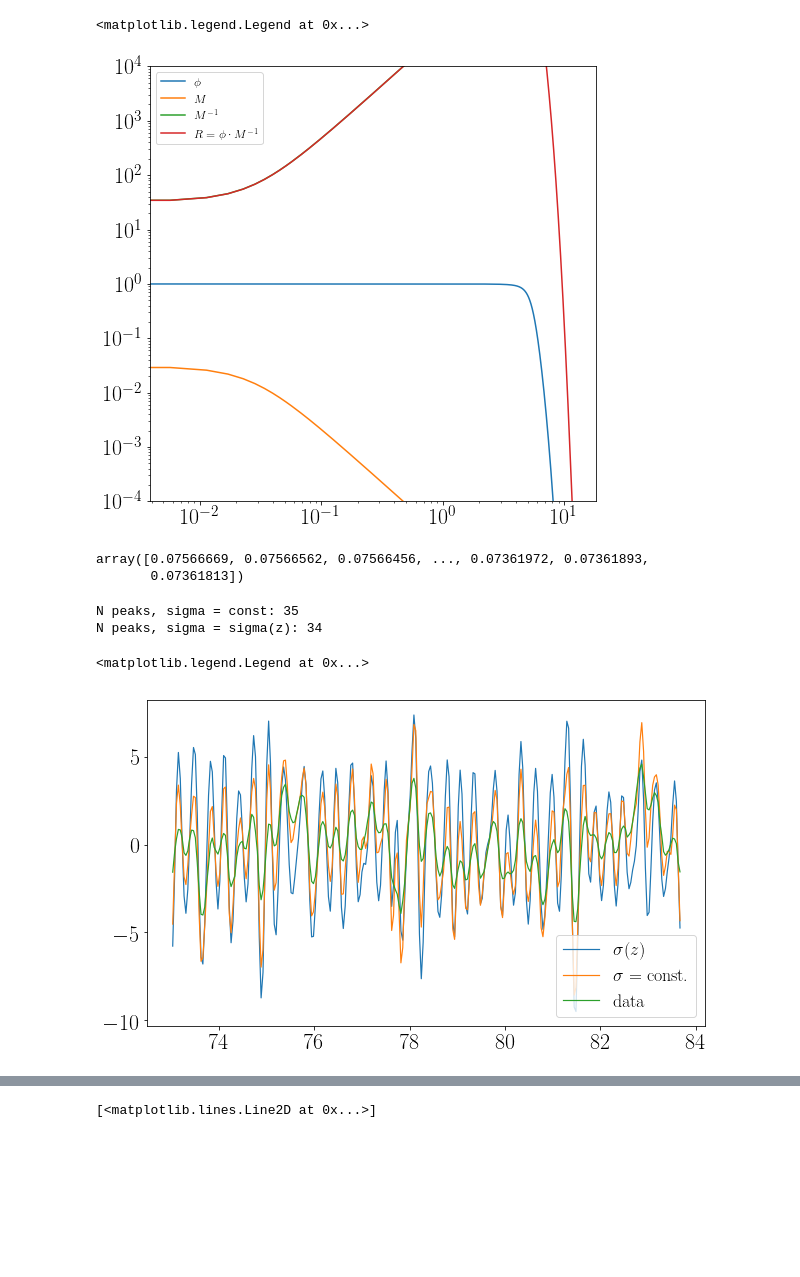
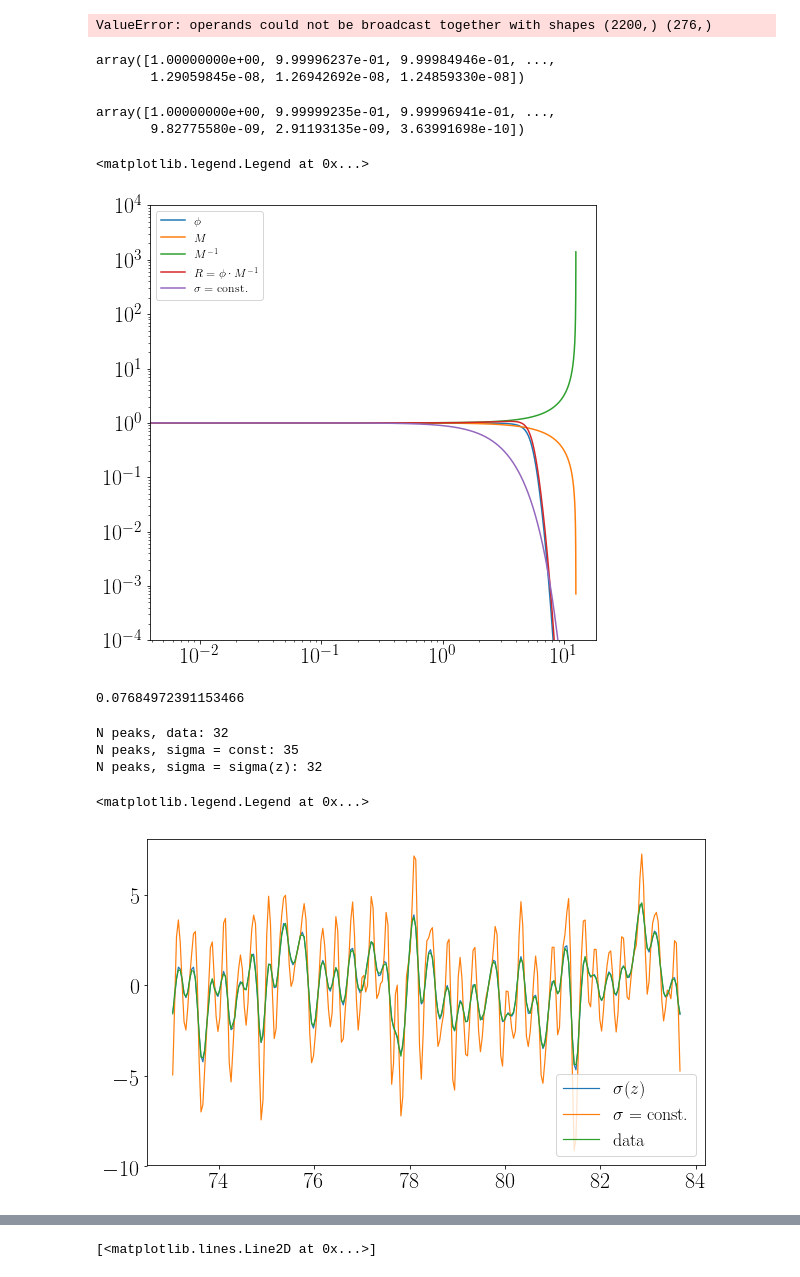
Before and after one commit to TheaQG/AWI_Bcores_Analysis, a Jupyter notebook: sigma_z.ipynb, the cells around one changed output, grey strips where cells are left out. Cells and saved outputs as stored; diff of their text form; code cells hidden in the pictures; blank space fills up the shorter version.

Commit message:
A lot of testing. New tries for sigma(z).

```diff
--- a/sigma_z.ipynb
+++ b/sigma_z.ipynb
@@ -66,23 +66,23 @@ d18O_LT = data_d18O_LT['d18O']
 N_InInt = 32
 # %%
 #figDiff, axDiff= plt.subplots(figsize=(6,7))
-#
-#sigmas = pd.read_csv('/home/thea/Documents/KUFysik/MesterTesen/Data/datasets/Alphabet_cores/AlphabetDiff/' + site + '_DepthDiffVas.txt','\t')
-#sigma_arr = sigmas['sigma_o18']
-#z_vec = sigmas['Depth']
-#
-#
+
+sigmas = pd.read_csv('/home/thea/Documents/KUFysik/MesterTesen/Data/datasets/Alphabet_cores/AlphabetDiff/' + site + '_DepthDiff.txt','\t')
+sigma_arr = sigmas['sigma_o18']
+z_vec = sigmas['Depth']
+
+
 #sigmas2 = pd.read_csv('/home/thea/Documents/KUFysik/MesterTesen/Data/datasets/Alphabet_cores/AlphabetDiff/' + site + '_DepthDiffThea.txt','\t')
 #sigma_arr2 = sigmas2['sigma_o18']
 #z_vec2 = sigmas2['Depth']
-#
-#TambDepth = dTamb
-#LakiDepth = dLaki
-#z_LT = z_vec[(z_vec >= TambDepth) & (z_vec <= LakiDepth)]
-#sigma_LT = np.asarray(sigma_arr[(z_vec >= TambDepth) & (z_vec <= LakiDepth)])
+
+TambDepth = dTamb
+LakiDepth = dLaki
+z_LT = z_vec[(z_vec >= TambDepth) & (z_vec <= LakiDepth)]
+sigma_LT = np.asarray(sigma_arr[(z_vec >= TambDepth) & (z_vec <= LakiDepth)])
 #z_LT2 = z_vec2[(z_vec2 >= TambDepth) & (z_vec2 <= LakiDepth)]
 #sigma_LT2 = np.asarray(sigma_arr2[(z_vec2 >= TambDepth) & (z_vec2 <= LakiDepth)])
-#
+
 #axDiff.invert_yaxis()
 #axDiff.plot(sigma_arr,z_vec, 'b', lw=1, label = 'Vas')
 #axDiff.plot(sigma_arr2,z_vec2, 'g', lw=1, label = 'Thea')
@@ -133,5 +133,5 @@ r2
 # %%
-Npoints = 2200-1
+Npoints = len(d18O_LT)#2200-1
 delta = (max(z_LT) - min(z_LT))/Npoints
 xTest = np.arange(min(z_LT),max(z_LT)+delta,delta)
 yTest = fct(xTest, a, b, c)
@@ -153,3 +168,5 @@ sig_arr = yTest
 deconInst = SpectralDecon(np.asarray(depth_LT),np.asarray(d18O_LT),2000)
 # %%
 w, Op, M, R, m= deconInst.Filters2(sig_arr, z_arr)
+# %% [output]
+ValueError: operands could not be broadcast together with shapes (2200,) (276,)
@@ -156,39 +175,51 @@ w, Op, M, R, m= deconInst.Filters2(sig_arr, z_arr)
+# %%
+M1
+# %% [output]
+array([1.00000000e+00, 9.99996237e-01, 9.99984946e-01, ...,
+       1.29059845e-08, 1.26942692e-08, 1.24859330e-08])
+# %%
+M**3
+# %% [output]
+array([1.00000000e+00, 9.99999235e-01, 9.99996941e-01, ...,
+       9.82775580e-09, 2.91193135e-09, 3.63991698e-10])
 # %%
 fig,ax = plt.subplots(figsize=(8,8))
 plt.loglog(w,Op, label='$\phi$')
 plt.loglog(w,M, label='$M$')
-plt.loglog(w,(M)**(-1), label='$M^{-1}$')
+plt.loglog(w,M**(-1), label='$M^{-1}$')
 plt.loglog(w,R, label='$R = \phi\cdot M^{-1}$')
+plt.loglog(w,M1, label = '$\sigma = $ const.')
 plt.gca().set_ylim((1e-4,1e4))
 plt.legend(fontsize=12)
 # %% [output]
 <matplotlib.legend.Legend at 0x...>
-[figure, old version]
+[figure, new version]
-# %%
-sig_arr
-# %% [output]
-array([0.07566669, 0.07566562, 0.07566456, ..., 0.07361972, 0.07361893,
-       0.07361813])
+# %%
+np.mean(sig_arr)
+# %% [output]
+0.07684972391153466
 # %%
 d, test = deconInst.deconvolve(sig_arr, z_arr)
 d1, test1 = deconInst.deconvolve(sigma=np.mean(sig_arr))
 # %%
 from scipy import signal
 
+print(f'N peaks, data: {len(signal.find_peaks(d18O_LT)[0])}')
 print(f'N peaks, sigma = const: {len(signal.find_peaks(test1)[0])}')
 print(f'N peaks, sigma = sigma(z): {len(signal.find_peaks(test)[0])}')
 # %% [output]
+N peaks, data: 32
 N peaks, sigma = const: 35
-N peaks, sigma = sigma(z): 34
+N peaks, sigma = sigma(z): 32
 # %%
 fig,ax=plt.subplots(figsize=(10,6))
-plt.plot(d,test/100000, label='$\sigma(z)$', lw=1.2)
-#plt.plot(d1,test1, label='$\sigma = $ const.', lw=1.2)
+plt.plot(d,test, label='$\sigma(z)$', lw=1.2)
+plt.plot(d1,test1, label='$\sigma = $ const.', lw=1.2)
 plt.plot(depth_LT,d18O_LT-np.mean(d18O_LT), label='data', lw=1.2)
 plt.legend(fontsize=18)
 # %% [output]
 <matplotlib.legend.Legend at 0x...>
-[figure, old version]
+[figure, new version]
 # %%
 g_arr = np.exp(-z_arr**2/(2*(sig_arr*100)*2))
 g = 1/sum(g_arr) * g_arr
```
Also changed, not shown: parts of 13 cells of this notebook, 8 other files.
